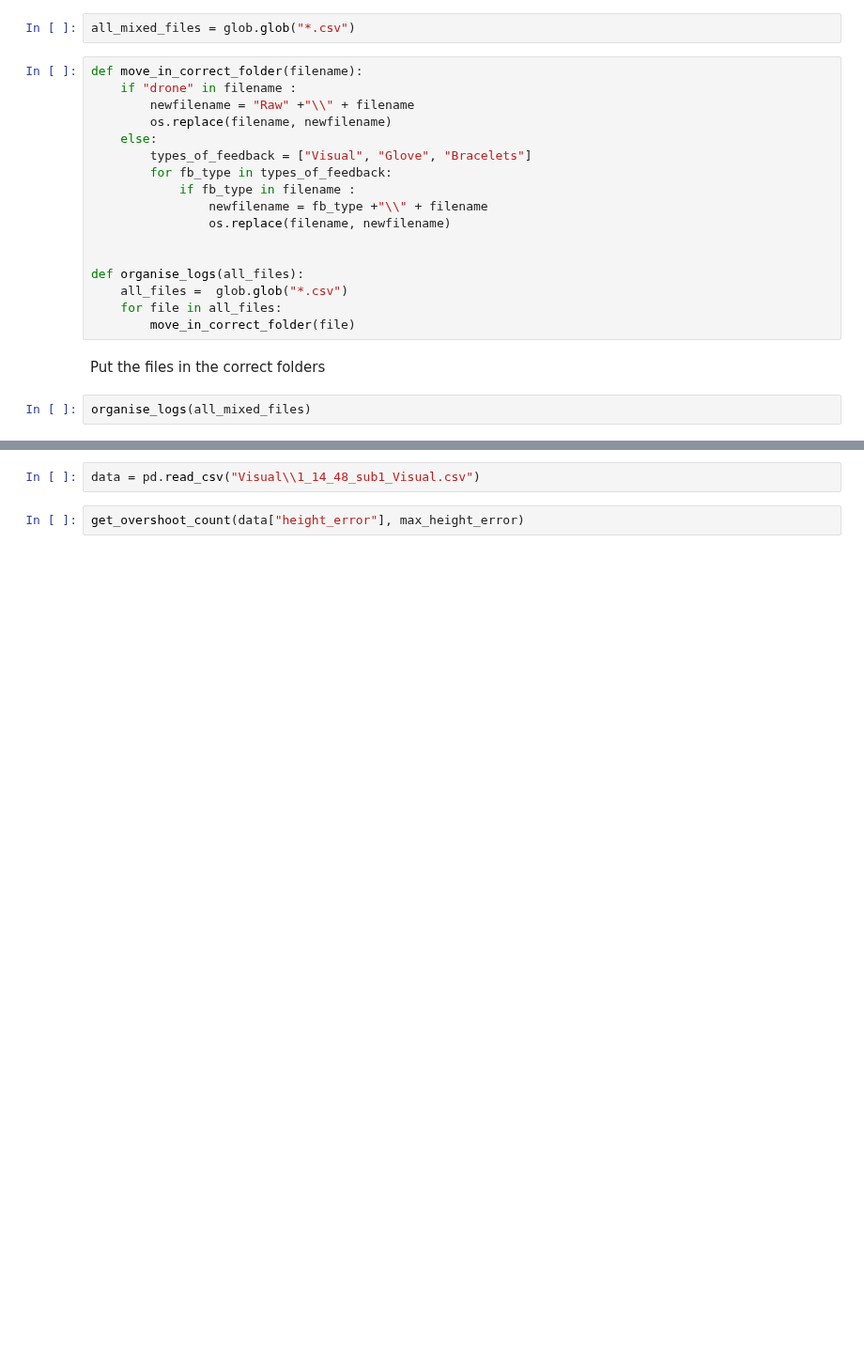
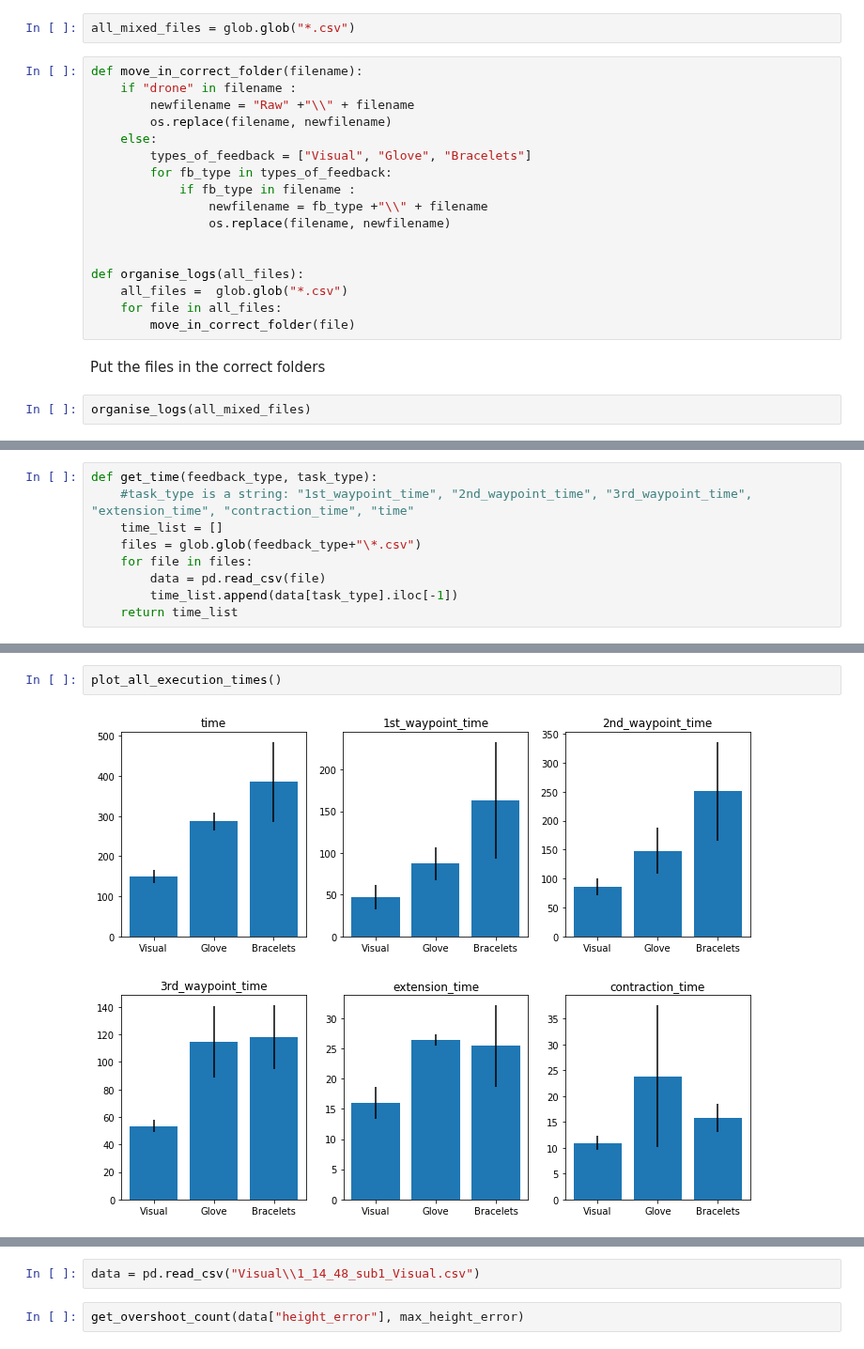
Before and after one commit to medioman22/Bidirectional_Interface, a Jupyter notebook: Hugo_data_analysis/data_analysis.ipynb, the cells around one changed output, grey strips where cells are left out. Shown at 94% size. Cells and saved outputs as stored; diff of their text form; blank space fills up the shorter version.

```diff
--- a/Hugo_data_analysis/data_analysis.ipynb
+++ b/Hugo_data_analysis/data_analysis.ipynb
@@ -246,0 +73,9 @@ plot_height("Visual")
+# %%
+def get_time(feedback_type, task_type):
+    #task_type is a string: "1st_waypoint_time", "2nd_waypoint_time", "3rd_waypoint_time", "extension_time", "contraction_time", "time"
+    time_list = []
+    files = glob.glob(feedback_type+"\*.csv")
+    for file in files:
+        data = pd.read_csv(file)
+        time_list.append(data[task_type].iloc[-1])
+    return time_list
@@ -246,0 +244,5 @@ plot_height("Visual")
+# %%
+plot_all_execution_times()
+# %% [output]
+[figure, added]
+[figure, added]
```
Also changed, not shown: parts of 24 cells of this notebook.
